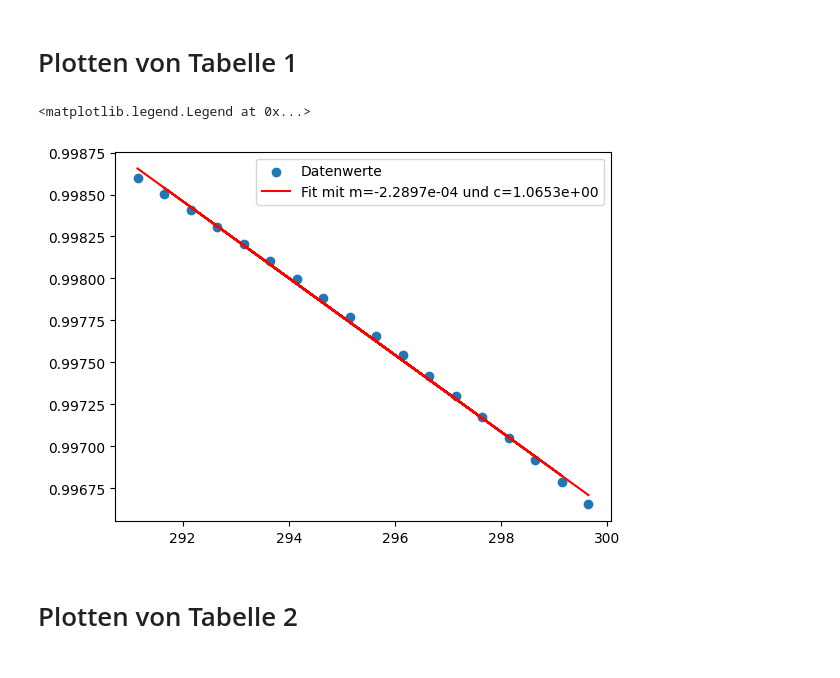
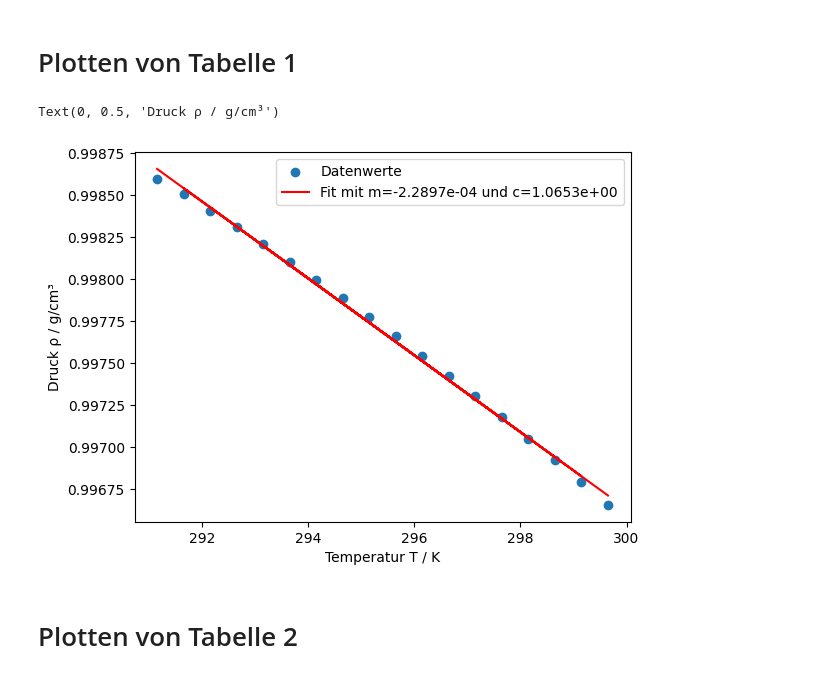
Before and after one commit to Rankenstein678/PC_Praktikum_1, a Jupyter notebook: P1.ipynb, the cells around one changed output. Cells and saved outputs as stored; diff of their text form; code cells hidden in the pictures.

```diff
--- a/P1.ipynb
+++ b/P1.ipynb
@@ -8,26 +8,26 @@ from scipy.stats import linregress
 # %%
 fig, ax = plt.subplots()
 
-p = 0.9  # g/cm^3
-
 tabelle_1 = '18 0,9985976 21 0,9979948 24 0,9972994 18,5 0,9985038 21,5 0,9978852 24,5 0,9971749 19 0,9984073 22 0,997773 25 0,997048 19,5 0,9983081 22,5 0,9976584 25,5 0,9969186 20 0,9982063 23 0,9975412 26 0,996787 20,5 0,9981019 23,5 0,9974215 26,5 0,996653'.replace(
     ",", ".").split(" ")
-temp_druck_wasser = {}
+temp_dichte_wasser = {}
 for i in range(int(len(tabelle_1) / 2)):
-    temp_druck_wasser.update({float(tabelle_1[i * 2]) + 273.15: float(tabelle_1[i * 2 + 1])})
+    temp_dichte_wasser.update({float(tabelle_1[i * 2]) + 273.15: float(tabelle_1[i * 2 + 1])})
 
-Ts = np.array(list(temp_druck_wasser.keys()))
-Ps = np.array(list(temp_druck_wasser.values()))
+Ts = np.array(list(temp_dichte_wasser.keys()))
+Ps = np.array(list(temp_dichte_wasser.values()))
 
 ax.scatter(Ts, Ps, label="Datenwerte")
-params = linregress(Ts, Ps)
-ax.plot(Ts, Ts * params.slope + params.intercept,
+linregress_tabelle1 = linregress(Ts, Ps)
+ax.plot(Ts, Ts * linregress_tabelle1.slope + linregress_tabelle1.intercept,
         c="red",
-        label=f"Fit mit m={np.format_float_scientific(params.slope, 4)} und c={np.format_float_scientific(params.intercept, 4)}")
+        label=f"Fit mit m={np.format_float_scientific(linregress_tabelle1.slope, 4)} und c={np.format_float_scientific(linregress_tabelle1.intercept, 4)}")
 ax.legend()
+ax.set_xlabel("Temperatur T / K")
+ax.set_ylabel("Druck ρ / g/cm³")
 # %% [output]
-<matplotlib.legend.Legend at 0x...>
+Text(0, 0.5, 'Druck ρ / g/cm³')
-[figure, old version]
+[figure, new version]
 # %% [markdown]
 # Plotten von Tabelle 2
 # %%
```
Also changed, not shown: parts of 7 cells of this notebook.
